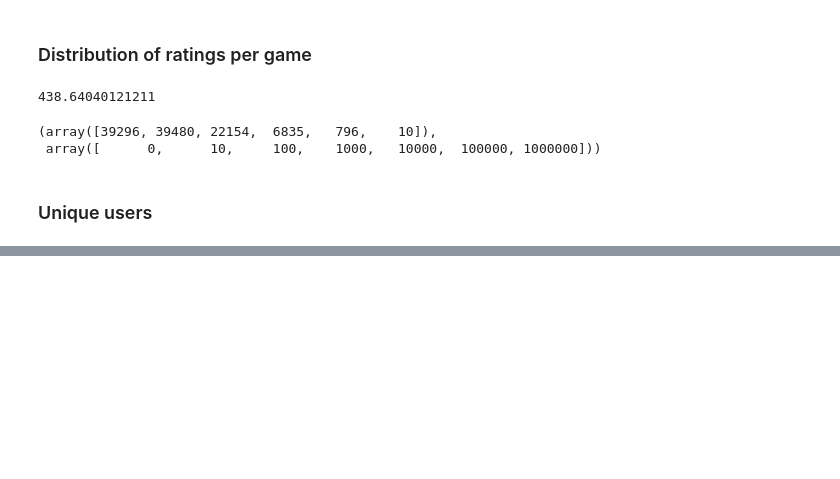
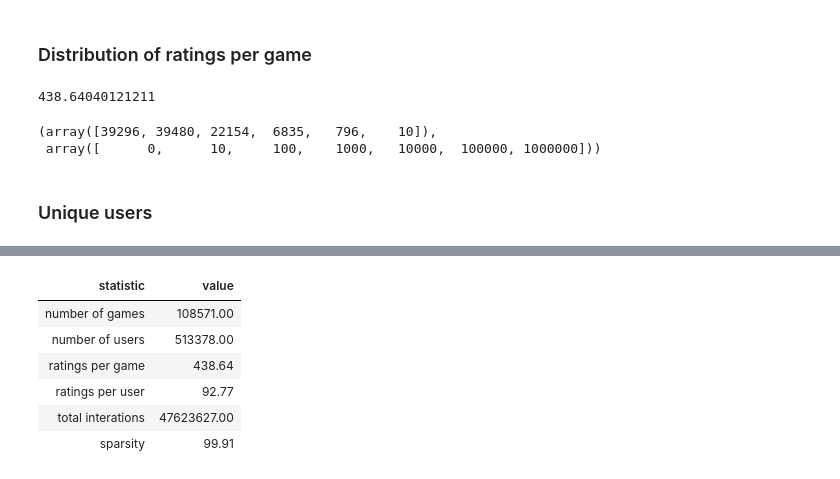
Before and after one commit to susandong/w210_game_recommendation, a Jupyter notebook: aws_capstone.ipynb, the cells around one changed output, grey strips where cells are left out. Cells and saved outputs as stored; diff of their text form; code cells hidden in the pictures; blank space fills up the shorter version.

```diff
--- a/aws_capstone.ipynb
+++ b/aws_capstone.ipynb
@@ -121,0 +125,2 @@ len(users)
+# %%
+n_users = len(users)
@@ -121,0 +133,2 @@ len(users)
+# %%
+total_interactions = sum(len(x[-1]) for x in data)
@@ -121,0 +137,2 @@ len(users)
+# %%
+sparsity = 1 - total_interactions/(n_games * n_users)
@@ -121,0 +194,10 @@ len(users)
+# %%
+df.style.hide_index().format({"value": "{:2.2f}"})
+# %% [output]
+| statistic | value |
+| number of games | 108571.00 |
+| number of users | 513378.00 |
+| ratings per game | 438.64 |
+| ratings per user | 92.77 |
+| total interations | 47623627.00 |
+| sparsity | 99.91 |
```
Also changed, not shown: parts of 25 cells of this notebook.
